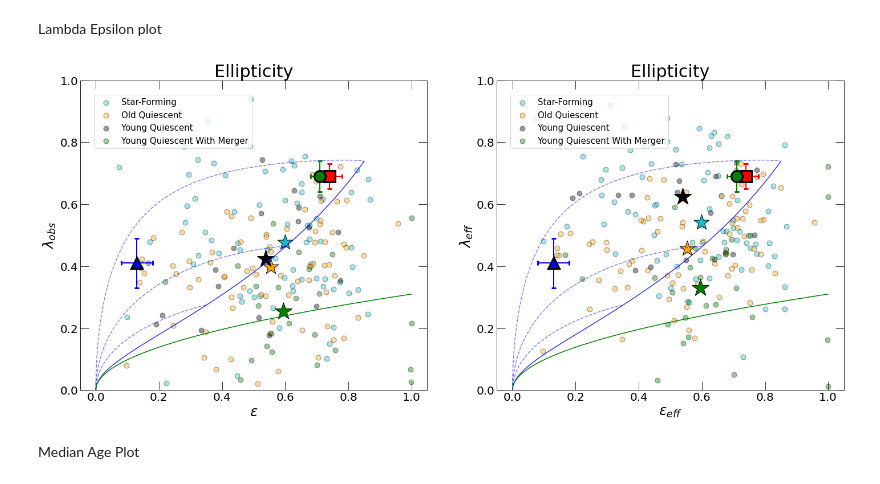
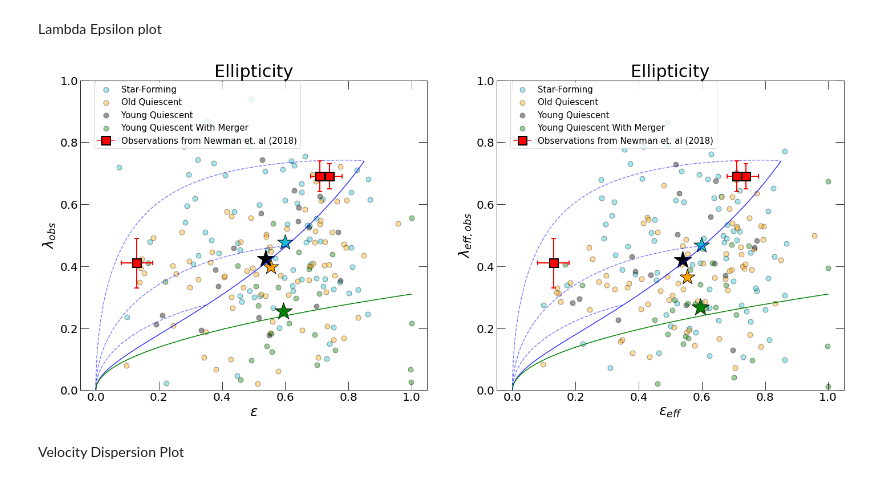
Before and after one commit to moira-andrews/Pathak_2021, a Jupyter notebook: kinematic_plots.ipynb, the cells around one changed output. Cells and saved outputs as stored; diff of their text form; code cells hidden in the pictures.

```diff
--- a/kinematic_plots.ipynb
+++ b/kinematic_plots.ipynb
@@ -21,8 +21,12 @@ with h5py.File('galaxy_population_data_'+str(2)+'.hdf5', 'r') as f:
     bulge_ratio = f['bulge_ratio'][:]
     ellipticity = f['ellipticity'][:]
     lambda_obs = f['lambda_obs'][:]
-    lam_effec = f['lam_effective'][:]
     eps_effec = f['ellipticity_effective'][:]
+    vel_disp_young = f['vel_disp_young'][:]
+    vel_disp_tot = f['vel_disp_tot'][:]
+    vel_disp_old = f['vel_disp_old'][:]
+    lambda_obs_eff = f['lam_obs_eff'][:]
+    lambda_eff = f['lam_eff'][:]
 # %%
 warnings.filterwarnings('ignore')
 
@@ -245,9 +249,9 @@ ax1.plot(epsilon_inclined(inclination_deg=90.0, intrinsic_epsilon=ell), lambda_i
 ell = np.linspace(0, 1.0, 1000)
 ax1.plot(ell, 0.31 * np.sqrt(ell), 'g-')
 
-ax1.errorbar(1-0.26,0.69,xerr=0.04,yerr=0.04,c = "r",marker="s",markersize = 20,elinewidth = 2,capsize=4,markeredgecolor='k',markeredgewidth=3)
-ax1.errorbar(1-0.87,0.41,xerr=0.05,yerr=0.08,c = "blue",marker='^',markersize = 20,elinewidth = 2,capsize=4,markeredgecolor='k',markeredgewidth=3)
-ax1.errorbar(1-0.29,0.69,xerr=0.03,yerr=0.05,c = "g",marker='o',markersize = 20,elinewidth = 2,capsize=4,markeredgecolor='k',markeredgewidth=3)
+ax1.errorbar(1-0.26,0.69,xerr=0.04,yerr=0.04,c = "r",marker="s",markersize = 15,elinewidth = 2,capsize=4,markeredgecolor='k',markeredgewidth=2,label = "Observations from Newman et. al (2018)")
+ax1.errorbar(1-0.87,0.41,xerr=0.05,yerr=0.08,c = "r",marker="s",markersize = 15,elinewidth = 2,capsize=4,markeredgecolor='k',markeredgewidth=2)
+ax1.errorbar(1-0.29,0.69,xerr=0.03,yerr=0.05,c = "r",marker="s",markersize = 15,elinewidth = 2,capsize=4,markeredgecolor='k',markeredgewidth=2)
 
 ax1.legend(loc=(0.04, 0.78), fontsize=15, frameon=True)
 ax1.set_ylim(0, 1)
@@ -256,46 +260,47 @@ ax1.set_ylabel('$\lambda_{obs}$', fontsize=25)
 ax1.set_yscale('linear')
 ax1.set_title('Ellipticity', fontsize=30)
 ax1.tick_params(which='major', length=15)
 ax1.tick_params(which='minor', length=7)
 ax1.tick_params(direction='in', which='both', labelsize=20, bottom=True, top=True, left=True, right=True)
 
 
-ax2.scatter(eps_effec[subselection], lam_effec[subselection], c='tab:cyan', s=80, alpha = 0.4, edgecolors='k', label='Star-Forming')
-ax2.scatter((eps_effec[old_quiescent_selection]), lam_effec[old_quiescent_selection], c='orange', s=80, alpha = 0.4, edgecolors='k', label='Old Quiescent')
-ax2.scatter((eps_effec[PSBm]), lam_effec[PSBm], c='k', s=80, alpha=0.4, edgecolors='k', label='Young Quiescent')
-ax2.scatter((eps_effec[PSB]), lam_effec[PSB], c='g', s=80, alpha=0.4, edgecolors='k', label='Young Quiescent With Merger')
-ax2.scatter(np.median(eps_effec[subselection]), np.median(lam_effec[subselection]), c='tab:cyan', edgecolors='k', s=800, marker='*', lw=1)
-ax2.scatter(np.median(eps_effec[old_quiescent_selection]), np.median(lam_effec[old_quiescent_selection]), c='orange', edgecolors='k', s=800, marker='*', lw=1)
-ax2.scatter(np.median(eps_effec[PSBm]), np.median(lam_effec[PSBm]), c='black', s=1000, edgecolors='k', marker='*', lw=1)
-ax2.scatter(np.median(eps_effec[PSB]), np.median(lam_effec[PSB]), c='green', s=1000, edgecolors='k', marker='*', lw=1)
+ax2.scatter(eps_effec[subselection], lambda_obs_eff[subselection], c='tab:cyan', s=80, alpha = 0.4, edgecolors='k', label='Star-Forming')
+ax2.scatter((eps_effec[old_quiescent_selection]), lambda_obs_eff[old_quiescent_selection], c='orange', s=80, alpha = 0.4, edgecolors='k', label='Old Quiescent')
+ax2.scatter((eps_effec[PSBm]), lambda_obs_eff[PSBm], c='k', s=80, alpha=0.4, edgecolors='k', label='Young Quiescent')
+ax2.scatter((eps_effec[PSB]), lambda_obs_eff[PSB], c='g', s=80, alpha=0.4, edgecolors='k', label='Young Quiescent With Merger')
+ax2.scatter(np.median(eps_effec[subselection]), np.median(lambda_obs_eff[subselection]), c='tab:cyan', edgecolors='k', s=800, marker='*', lw=1)
+ax2.scatter(np.median(eps_effec[old_quiescent_selection]), np.median(lambda_obs_eff[old_quiescent_selection]), c='orange', edgecolors='k', s=800, marker='*', lw=1)
+ax2.scatter(np.median(eps_effec[PSBm]), np.median(lambda_obs_eff[PSBm]), c='black', s=1000, edgecolors='k', marker='*', lw=1)
+ax2.scatter(np.median(eps_effec[PSB]), np.median(lambda_obs_eff[PSB]), c='green', s=1000, edgecolors='k', marker='*', lw=1)
 
 # lines showing the effect of inclination on three galaxies with different intrinsic ellipticity
 theta = np.linspace(0, 90.0, 1000)
 ax2.plot(epsilon_inclined(inclination_deg=theta, intrinsic_epsilon=0.35), lambda_inclined_C07(inclination_deg=theta, intrinsic_epsilon=0.35), 'b--', alpha=0.5)
 ax2.plot(epsilon_inclined(inclination_deg=theta, intrinsic_epsilon=0.60), lambda_inclined_C07(inclination_deg=theta, intrinsic_epsilon=0.60), 'b--', alpha=0.5)
 ax2.plot(epsilon_inclined(inclination_deg=theta, intrinsic_epsilon=0.85), lambda_inclined_C07(inclination_deg=theta, intrinsic_epsilon=0.85), 'b--', alpha=0.5)
 # line at fixed inclination (edge-on, i.e. 90 deg) for galaxies with different intrinsic ellipticity
 ell = np.linspace(0, 0.85, 1000)
 ax2.plot(epsilon_inclined(inclination_deg=90.0, intrinsic_epsilon=ell), lambda_inclined_C07(inclination_deg=90.0, intrinsic_epsilon=ell), 'b-', alpha=0.8)
 # fast/slow rotator division
 ell = np.linspace(0, 1.0, 1000)
 ax2.plot(ell, 0.31 * np.sqrt(ell), 'g-')
 
-ax2.errorbar(1-0.26,0.69,xerr=0.04,yerr=0.04,c = "r",marker="s",markersize = 20,elinewidth = 2,capsize=4,markeredgecolor='k',markeredgewidth=3)
-ax2.errorbar(1-0.87,0.41,xerr=0.05,yerr=0.08,c = "blue",marker='^',markersize = 20,elinewidth = 2,capsize=4,markeredgecolor='k',markeredgewidth=3)
-ax2.errorbar(1-0.29,0.69,xerr=0.03,yerr=0.05,c = "g",marker='o',markersize = 20,elinewidth = 2,capsize=4,markeredgecolor='k',markeredgewidth=3)
+ax2.errorbar(1-0.26,0.69,xerr=0.04,yerr=0.04,c = "r",marker="s",markersize = 15,elinewidth = 2,capsize=4,markeredgecolor='k',markeredgewidth=2,label = "Observations from Newman et. al (2018)")
+ax2.errorbar(1-0.87,0.41,xerr=0.05,yerr=0.08,c = "r",marker="s",markersize = 15,elinewidth = 2,capsize=4,markeredgecolor='k',markeredgewidth=2)
+ax2.errorbar(1-0.29,0.69,xerr=0.03,yerr=0.05,c = "r",marker="s",markersize = 15,elinewidth = 2,capsize=4,markeredgecolor='k',markeredgewidth=2)
 
 ax2.legend(loc=(0.04, 0.78), fontsize=15, frameon=True)
+
 ax2.set_ylim(0, 1)
 ax2.set_xlabel('$\epsilon_{eff}$', fontsize=25)
-ax2.set_ylabel('$\lambda_{eff}$', fontsize=25)
+ax2.set_ylabel('$\lambda_{eff,obs}$', fontsize=25)
 ax2.set_yscale('linear')
 ax2.set_title('Ellipticity', fontsize=30)
 ax2.tick_params(which='major', length=15)
 ax2.tick_params(which='minor', length=7)
 ax2.tick_params(direction='in', which='both', labelsize=20, bottom=True, top=True, left=True, right=True)
 # %% [output]
-[figure, old version]
+[figure, new version]
 # %% [markdown]
-Median Age Plot
+Velocity Dispersion Plot
 # %%
```
Also changed, not shown: parts of 4 cells of this notebook, 1 other file.
